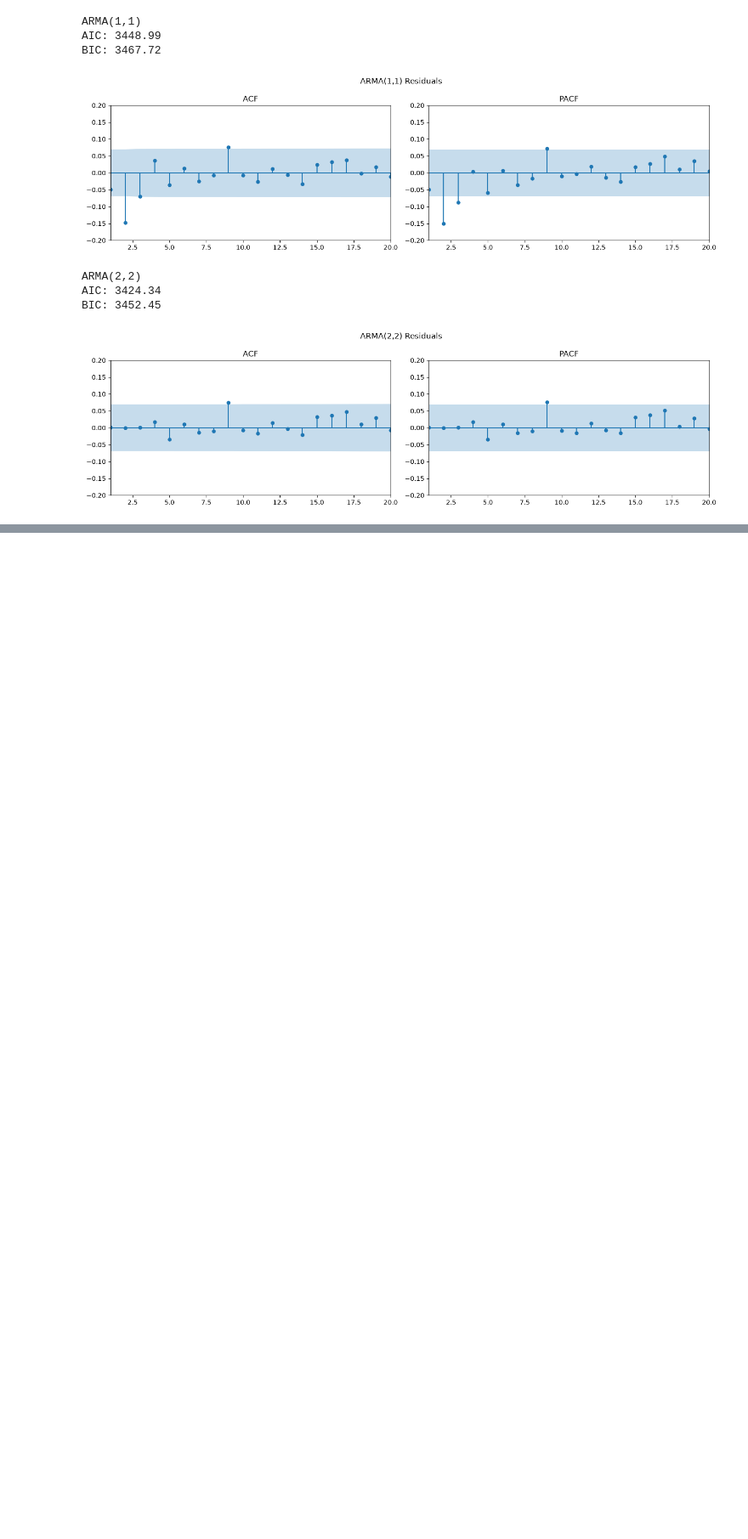
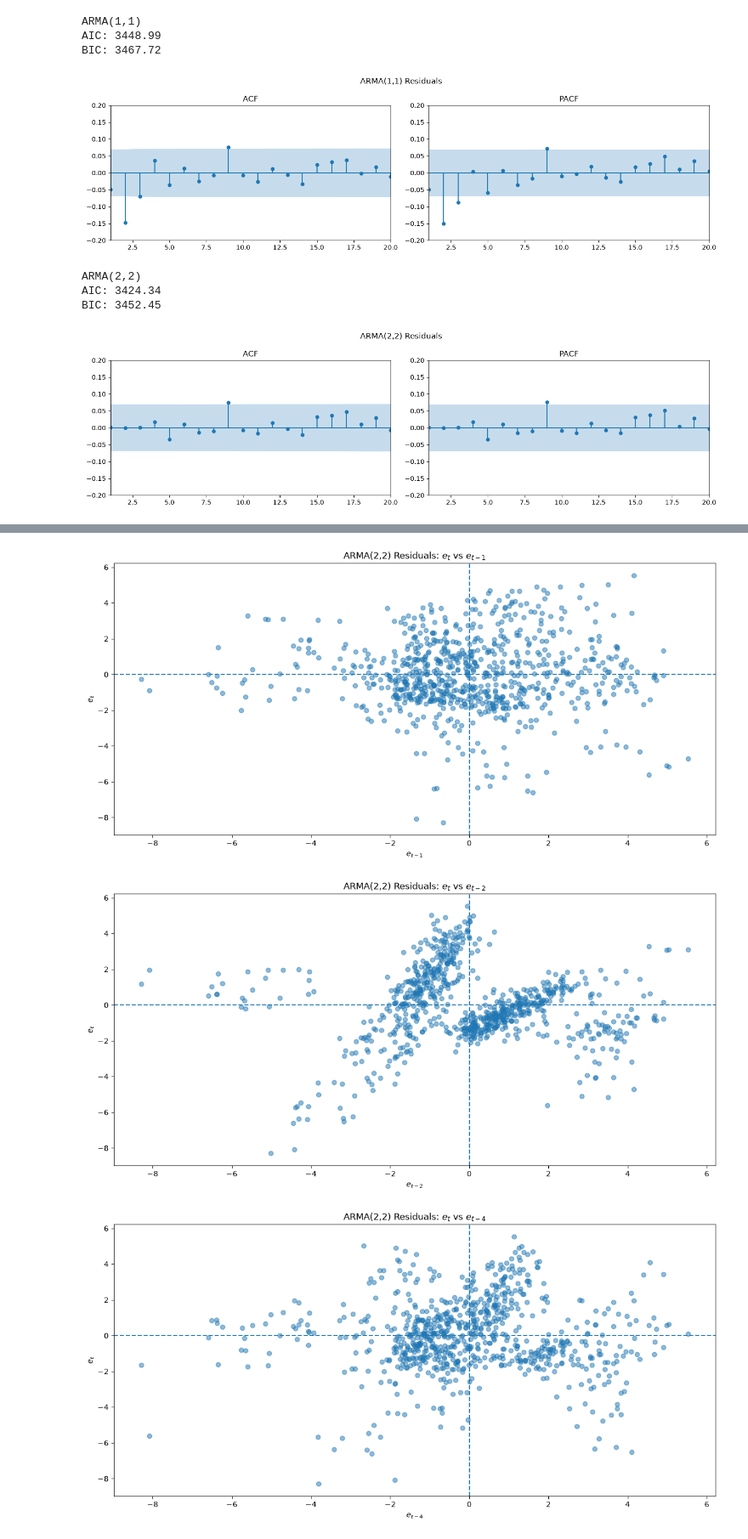
Before and after one commit to Husted42/advanced-time-series-analysis, a Jupyter notebook: assignment-1/part-5/part_5.ipynb, the cells around one changed output, grey strips where cells are left out. Shown at 85% size. Cells and saved outputs as stored; diff of their text form; code cells hidden in the pictures; blank space fills up the shorter version.

```diff
--- a/assignment-1/part-5/part_5.ipynb
+++ b/assignment-1/part-5/part_5.ipynb
@@ -112,0 +157,42 @@ BIC: 3452.45
+# %%
+def plot_n_step_residuals(
+    residuals,
+    n_steps=1,
+    filename=None,
+    title=None
+):
+    residuals = np.asarray(residuals)
+    residuals_lagged = residuals[:-n_steps]
+    residuals_current = residuals[n_steps:]
+
+    fig, ax = plt.subplots(figsize=(12, 6))
+    ax.scatter(
+        residuals_lagged,
+        residuals_current,
+        alpha=0.5
+    )
+    ax.axhline(0, linestyle='--')
+    ax.axvline(0, linestyle='--')
+    ax.set_xlabel(fr"$e_{{t-{n_steps}}}$")
+    ax.set_ylabel(r"$e_t$")
+
+    if title:
+        ax.set_title(title)
+    else:
+        ax.set_title(
+            fr"Residuals: $e_t$ vs $e_{{t-{n_steps}}}$"
+        )
+
+    plt.tight_layout()
+
+    if filename:
+        plt.savefig(
+            f"assets/{filename}",
+            bbox_inches="tight"
+        )
+
+    plt.show()
+# %% [output]
+[figure, added]
+[figure, added]
+[figure, added]
```
Also changed, not shown: parts of 13 cells of this notebook, 3 other files.
